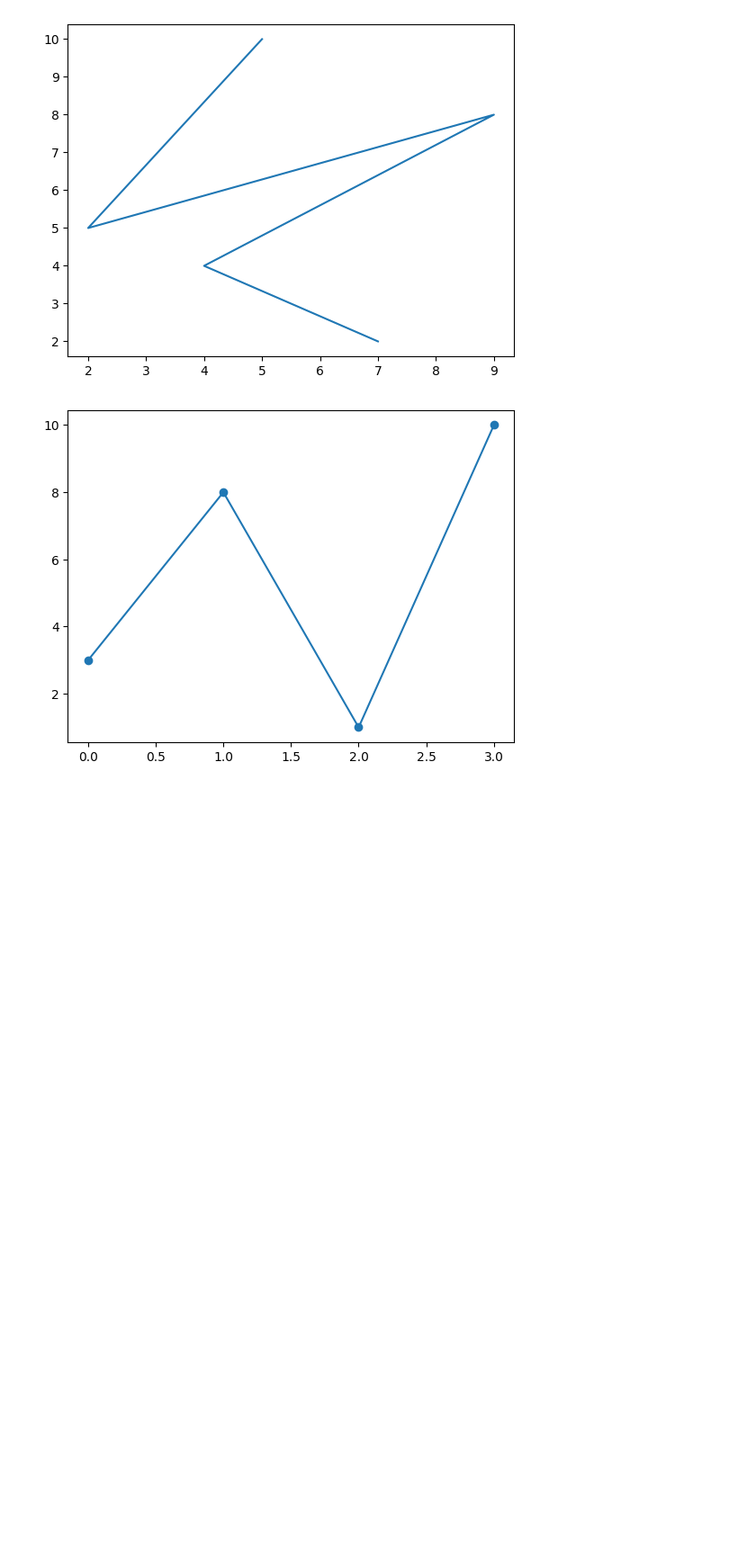
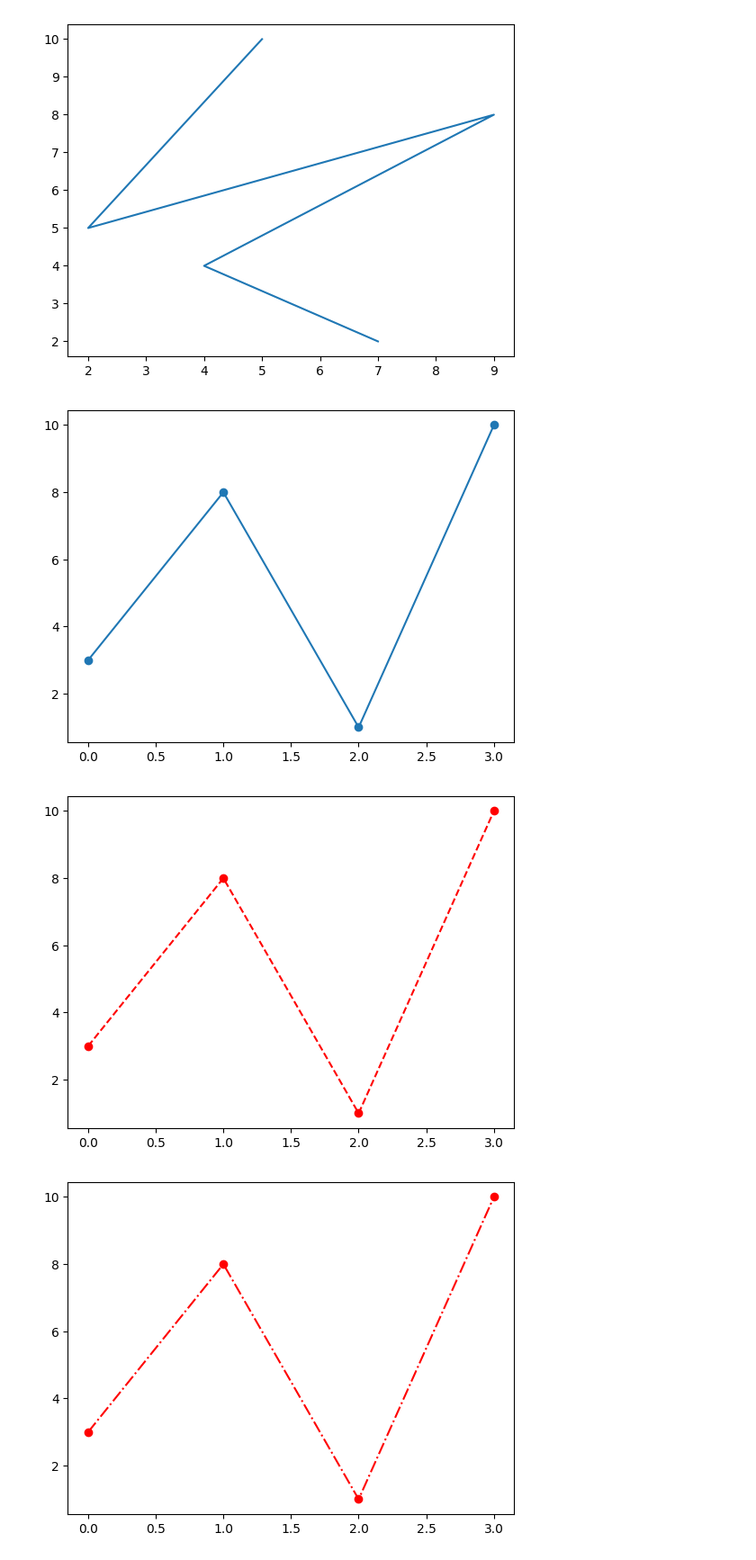
Before and after one commit to bgt1717/DataScience, a Jupyter notebook: Untitled-1.ipynb, the cells around one changed output. Shown at 90% size. Drawn from its saved outputs; the diff is of its cells as text; code cells hidden in the pictures; blank space fills up the shorter version.

```diff
--- a/Untitled-1.ipynb
+++ b/Untitled-1.ipynb
@@ -153,3 +153,22 @@ plt.plot(ypoints, marker = 'o')
 plt.show()
 # %% [output]
 [figure]
+# %%
+import matplotlib.pyplot as plt
+import numpy as np
+
+ypoints = np.array([3, 8, 1, 10])
+#Format Strings fmt - Syntax: marker, line, color.
+#https://www.w3schools.com/python/matplotlib_markers.asp
+
+plt.plot(ypoints, 'o--r')
+plt.show()
+plt.plot(ypoints, 'o-.r')
+plt.show()
+plt.plot(ypoints, 'D:b')
+plt.show()
+plt.plot(ypoints, 'o-m')
+plt.show()
+# %% [output]
+[figure, added]
+[figure, added]
```
Also changed, not shown: parts of 5 cells of this notebook.
